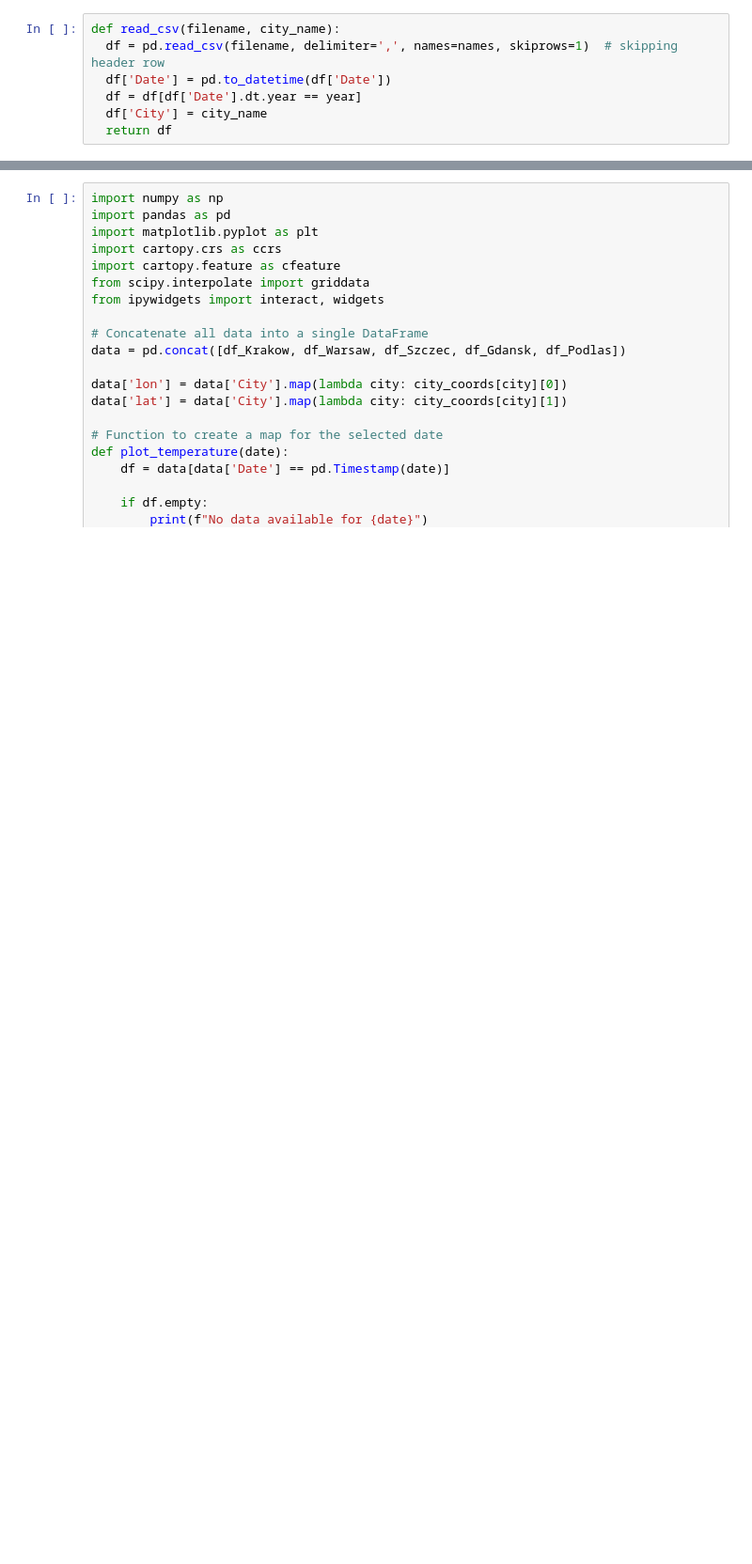
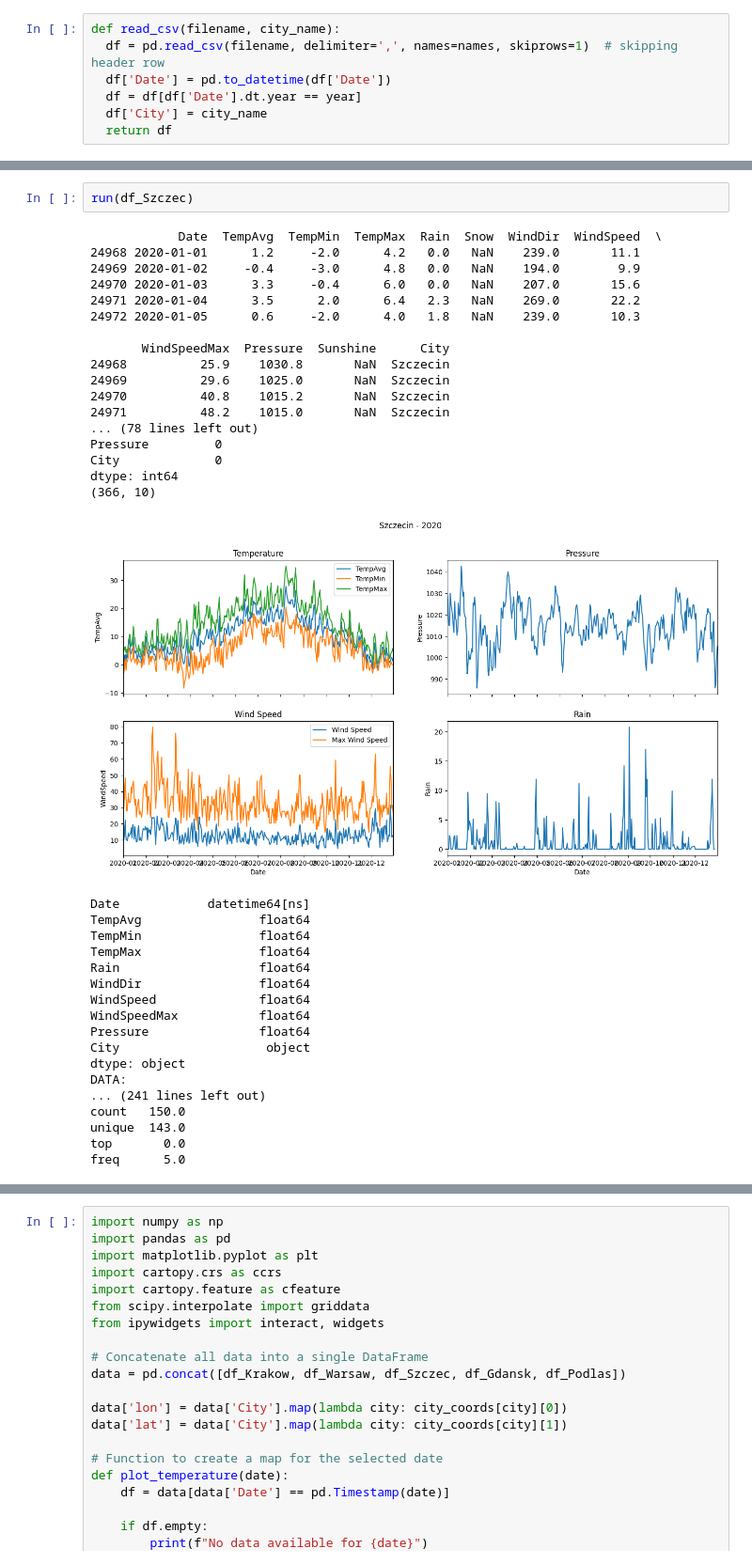
Before and after one commit to Twarug/AGH-NumericalMethods-Project, a Jupyter notebook: main.ipynb, the cells around one changed output, grey strips where cells are left out. Shown at 94% size. Saved outputs shown, nothing was run; the diff lists cells and outputs as text; blank space fills up the shorter version.

```diff
--- a/main.ipynb
+++ b/main.ipynb
@@ -220,0 +300,38 @@ UnboundLocalError: cannot access local variable 'boxprops' where it is not assoc
+# %%
+run(df_Szczec)
+# %% [output]
+            Date  TempAvg  TempMin  TempMax  Rain  Snow  WindDir  WindSpeed  \
+24968 2020-01-01      1.2     -2.0      4.2   0.0   NaN    239.0       11.1
+24969 2020-01-02     -0.4     -3.0      4.8   0.0   NaN    194.0        9.9
+24970 2020-01-03      3.3     -0.4      6.0   0.0   NaN    207.0       15.6
+24971 2020-01-04      3.5      2.0      6.4   2.3   NaN    269.0       22.2
+24972 2020-01-05      0.6     -2.0      4.0   1.8   NaN    239.0       10.3
+
+       WindSpeedMax  Pressure  Sunshine      City
+24968          25.9    1030.8       NaN  Szczecin
+24969          29.6    1025.0       NaN  Szczecin
+24970          40.8    1015.2       NaN  Szczecin
+24971          48.2    1015.0       NaN  Szczecin
+... (78 lines left out)
+Pressure         0
+City             0
+dtype: int64
+(366, 10)
+[figure, added]
+Date            datetime64[ns]
+TempAvg                float64
+TempMin                float64
+TempMax                float64
+Rain                   float64
+WindDir                float64
+WindSpeed              float64
+WindSpeedMax           float64
+Pressure               float64
+City                    object
+dtype: object
+DATA:
+... (241 lines left out)
+count   150.0
+unique  143.0
+top       0.0
+freq      5.0
```
Also changed, not shown: parts of 12 cells of this notebook.
